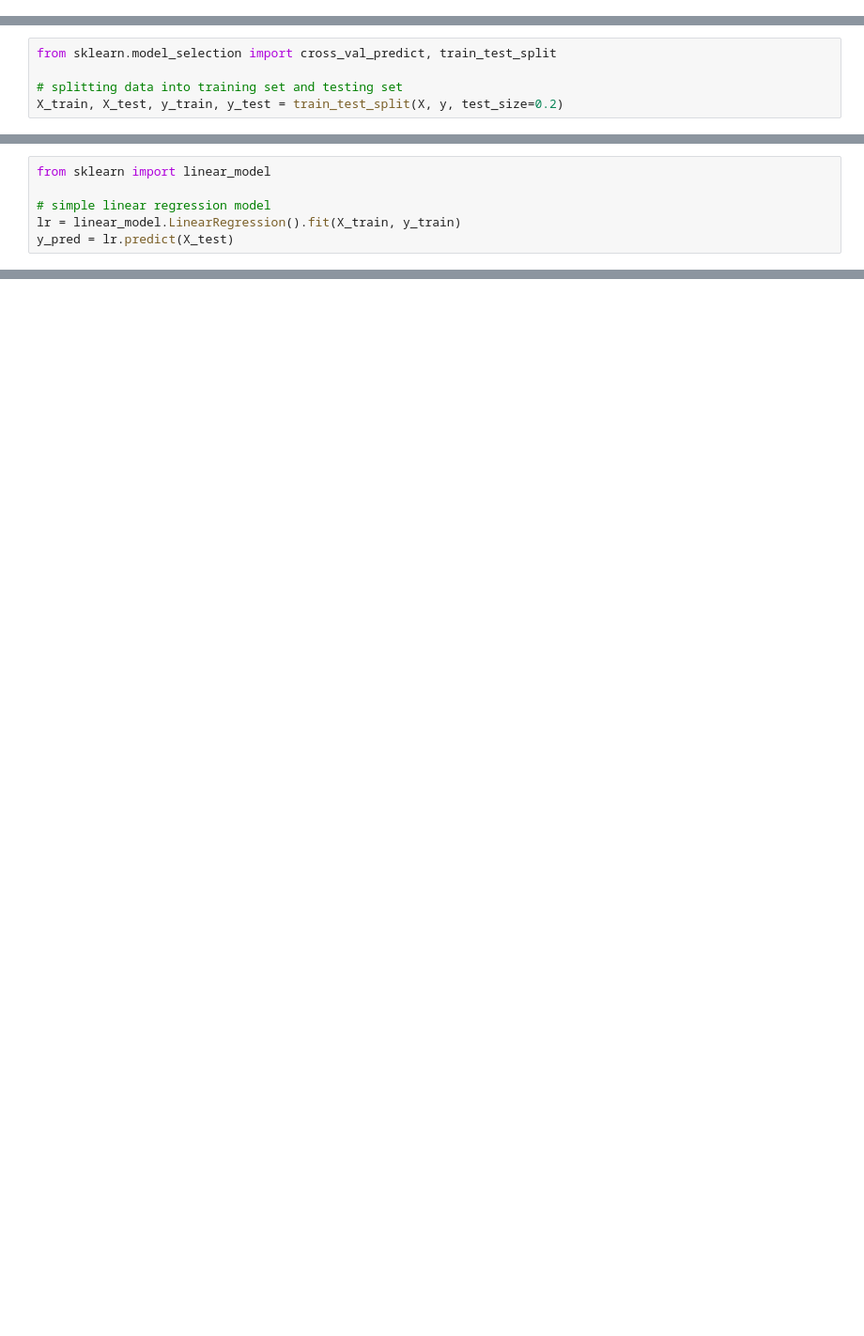
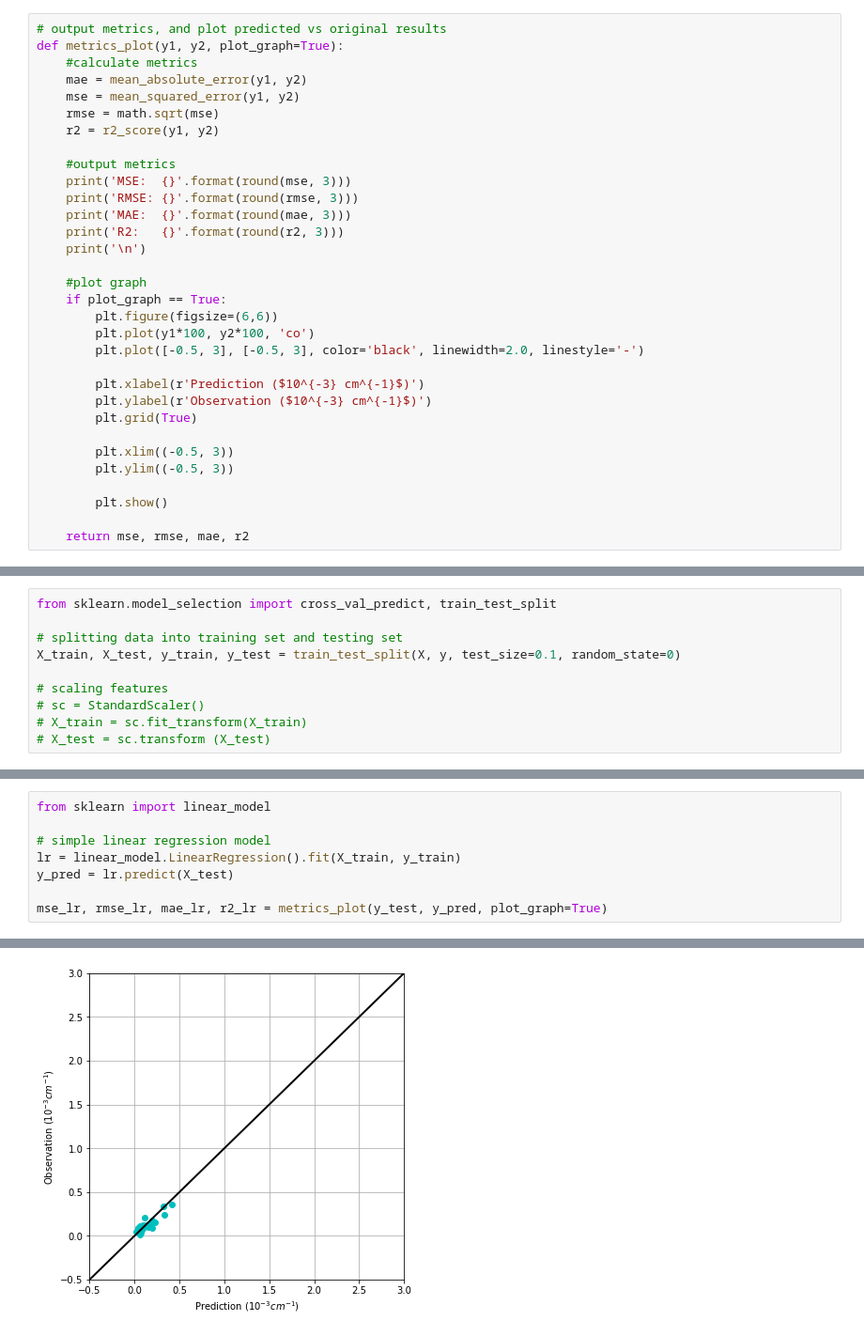
Before and after one commit to Lab-Brat/Materials_Informatics_Experiments, a Jupyter notebook: linear_regression/ex2_thermal_conductivity_prediction/kappa_prediction.ipynb, the cells around one changed output, grey strips where cells are left out. Shown at 94% size. Saved outputs shown, nothing was run; the diff lists cells and outputs as text; blank space fills up the shorter version.

```diff
--- a/linear_regression/ex2_thermal_conductivity_prediction/kappa_prediction.ipynb
+++ b/linear_regression/ex2_thermal_conductivity_prediction/kappa_prediction.ipynb
@@ -10,3 +13,35 @@ from sklearn.model_selection import cross_val_score
+# %%
+# output metrics, and plot predicted vs original results
+def metrics_plot(y1, y2, plot_graph=True):
+    #calculate metrics
+    mae = mean_absolute_error(y1, y2)
+    mse = mean_squared_error(y1, y2)
+    rmse = math.sqrt(mse)
+    r2 = r2_score(y1, y2)
+
+    #output metrics
+    print('MSE:  {}'.format(round(mse, 3)))
+    print('RMSE: {}'.format(round(rmse, 3)))
+    print('MAE:  {}'.format(round(mae, 3)))
+    print('R2:   {}'.format(round(r2, 3)))
+    print('\n')
+
+    #plot graph
+    if plot_graph == True:
+        plt.figure(figsize=(6,6))
+        plt.plot(y1*100, y2*100, 'co')
+        plt.plot([-0.5, 3], [-0.5, 3], color='black', linewidth=2.0, linestyle='-')
+
+        plt.xlabel(r'Prediction ($10^{-3} cm^{-1}$)')
+        plt.ylabel(r'Observation ($10^{-3} cm^{-1}$)')
+        plt.grid(True)
+
+        plt.xlim((-0.5, 3))
+        plt.ylim((-0.5, 3))
+
+        plt.show()
+
+    return mse, rmse, mae, r2
 # %%
 # read date from csv file
 data = pd.read_excel('kappa.xlsx')
@@ -31,4 +59,9 @@ X.head()
 from sklearn.model_selection import cross_val_predict, train_test_split
 
 # splitting data into training set and testing set
-X_train, X_test, y_train, y_test = train_test_split(X, y, test_size=0.2)
+X_train, X_test, y_train, y_test = train_test_split(X, y, test_size=0.1, random_state=0)
+
+# scaling features
+# sc = StandardScaler()
+# X_train = sc.fit_transform(X_train)
+# X_test = sc.transform (X_test)
@@ -42,3 +71,6 @@ from sklearn import linear_model
 # simple linear regression model
 lr = linear_model.LinearRegression().fit(X_train, y_train)
 y_pred = lr.predict(X_test)
+
+mse_lr, rmse_lr, mae_lr, r2_lr = metrics_plot(y_test, y_pred, plot_graph=True)
+# %% [output]
@@ -44,0 +81 @@ y_pred = lr.predict(X_test)
+[figure, added]
```
Also changed, not shown: parts of 6 cells of this notebook.
